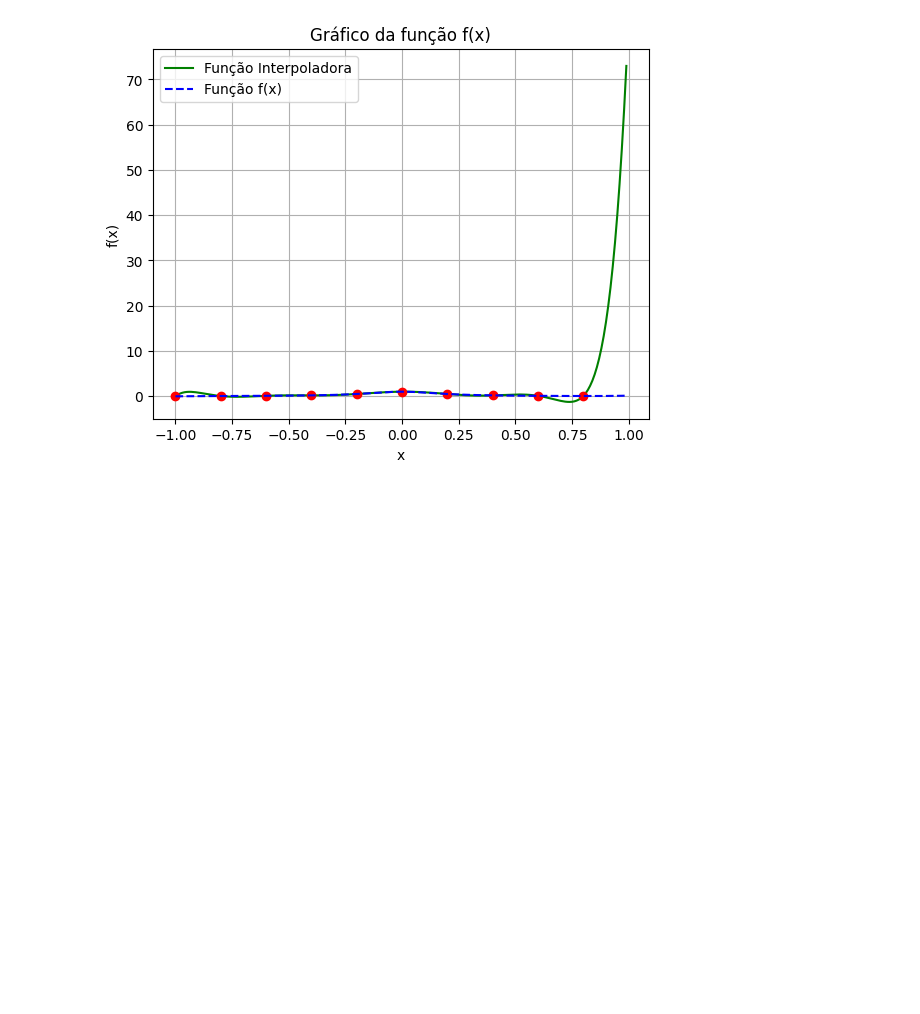
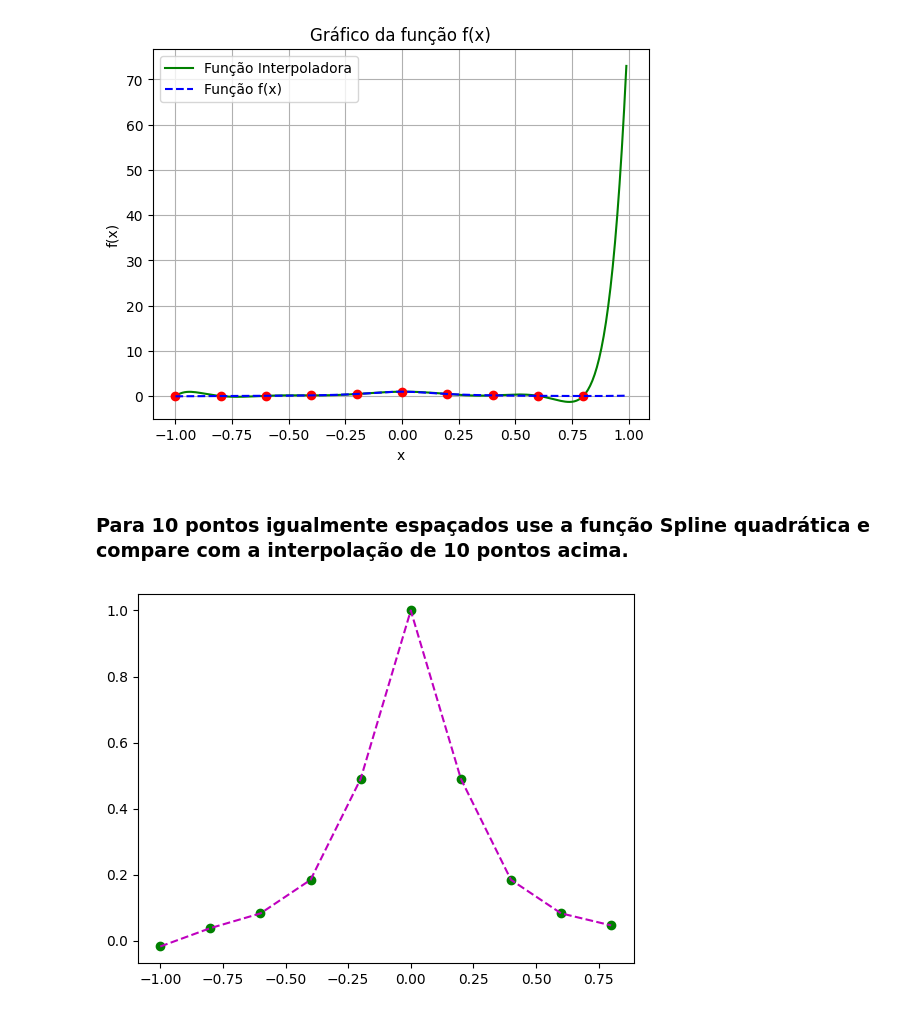
Before and after one commit to syannekaroline/MatematicaComputacional, a Jupyter notebook: ExercícioPratico05_Interpolacao.ipynb, the cells around one changed output. Cells and saved outputs as stored; diff of their text form; code cells hidden in the pictures; blank space fills up the shorter version.

```diff
--- a/ExercícioPratico05_Interpolacao.ipynb
+++ b/ExercícioPratico05_Interpolacao.ipynb
@@ -226,3 +226,14 @@ Intervalo = np.arange(-1, 1, 0.01)
 Results(polynomial_18,Intervalo,x,pontosy)
 # %% [output]
 [figure]
+# %% [markdown]
+### Para 10 pontos igualmente espaçados use a função Spline quadrática e compare com a interpolação de 10 pontos acima.
+# %%
+from scipy.interpolate import interp1d
+x = np.arange(-1, 1.0, 0.2)
+y= list(map(polynomial_18, x))
+f2 = interp1d(x, y, kind='quadratic')
+plt.plot(x, y, 'go', x, f2(x),'m--')
+plt.show()
+# %% [output]
+[figure, added]
```
Also changed, not shown: parts of 5 cells of this notebook.
